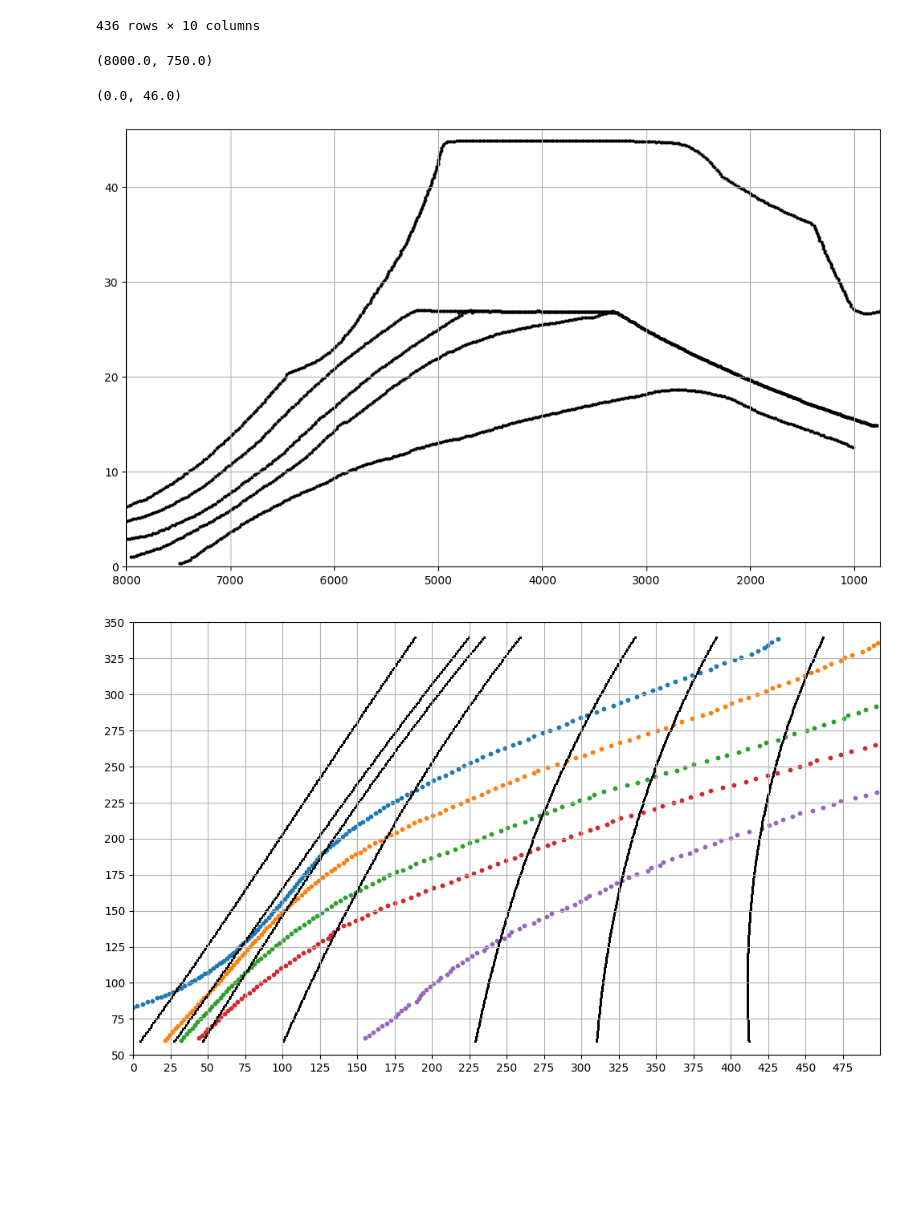
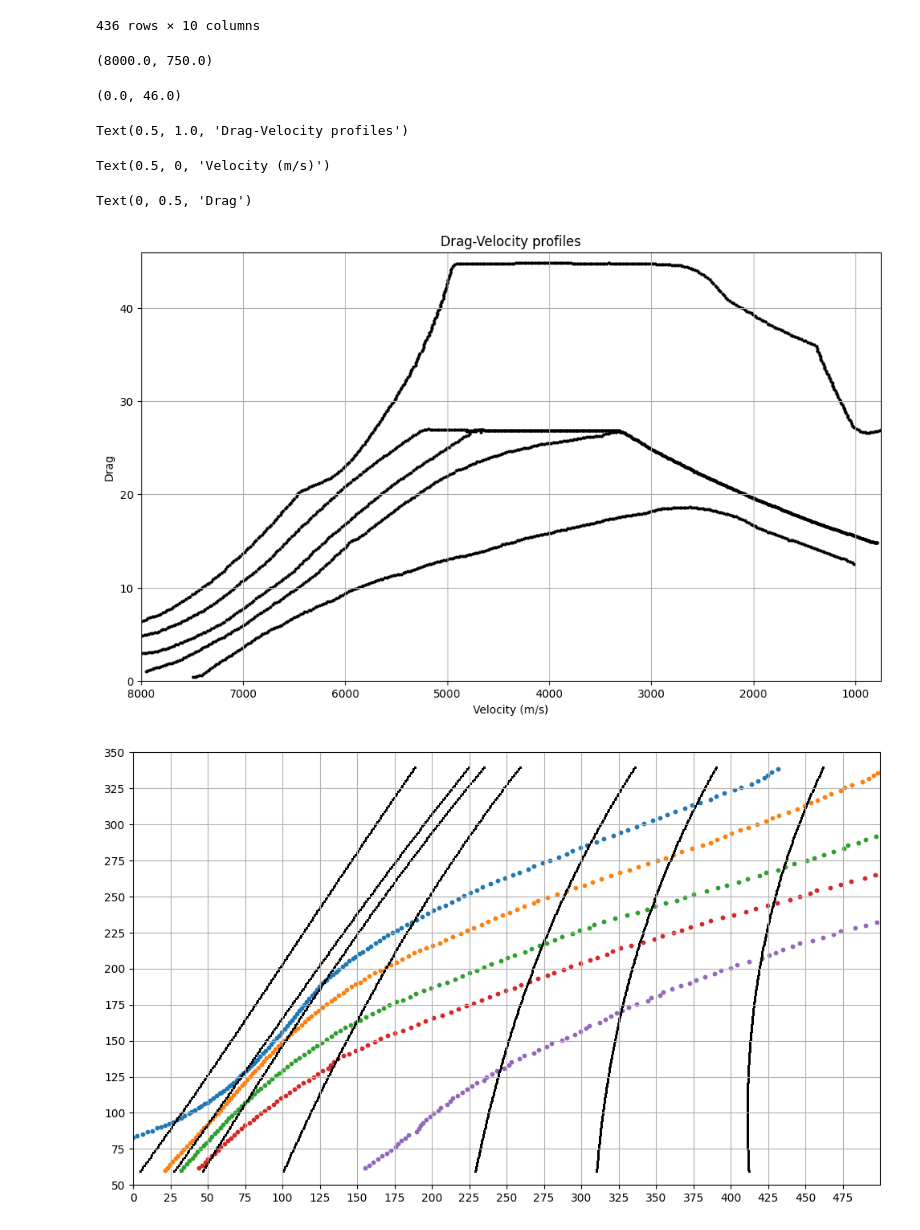
Before and after one commit to giuliodondi/kOS-Shuttle-OPS3, a Jupyter notebook: Ships/Script/Shuttle_OPS3/LOGS/trajplots_calibration/drag_lines_calib.ipynb, the cells around one changed output. Saved outputs shown, nothing was run; the diff lists cells and outputs as text; code cells hidden in the pictures; blank space fills up the shorter version.

Commit message:
ref drag plots

```diff
--- a/Ships/Script/Shuttle_OPS3/LOGS/trajplots_calibration/drag_lines_calib.ipynb
+++ b/Ships/Script/Shuttle_OPS3/LOGS/trajplots_calibration/drag_lines_calib.ipynb
@@ -54,34 +54,40 @@ plt1 = plt_.scatter(
 )
 
 plt1 = plt_.scatter(
     np.nan_to_num(data['v4'].to_numpy(), nan = 0),
     np.nan_to_num(data['d4'].to_numpy(), nan = 0),
     c='k',
     s=4
 )
 plt1 = plt_.scatter(
     np.nan_to_num(data['v2'].to_numpy(), nan = 0),
     np.nan_to_num(data['d2'].to_numpy(), nan = 0),
     c='k',
     s=4
 )
 plt1 = plt_.scatter(
     np.nan_to_num(data['v3'].to_numpy(), nan = 0),
     np.nan_to_num(data['d3'].to_numpy(), nan = 0),
     c='k',
     s=4
 )
 
 plt_.grid()
 plt.xlim([8000, 750])
 plt.ylim([0, 46])
+plt.title("Drag-Velocity profiles")
+plt.xlabel('Velocity (m/s)')
+plt.ylabel('Drag')
 
 #img = plt.imread("drag.png")
 #plt_.imshow(img, aspect='auto', extent=[7620, 0, 0, 60], alpha=1, cmap='Greys_r')
 # %% [output]
 (8000.0, 750.0)
 (0.0, 46.0)
+Text(0.5, 1.0, 'Drag-Velocity profiles')
+Text(0.5, 0, 'Velocity (m/s)')
+Text(0, 0.5, 'Drag')
-[figure, old version]
+[figure, new version]
 # %%
 
 def traj_disp_new(n, data):
```
